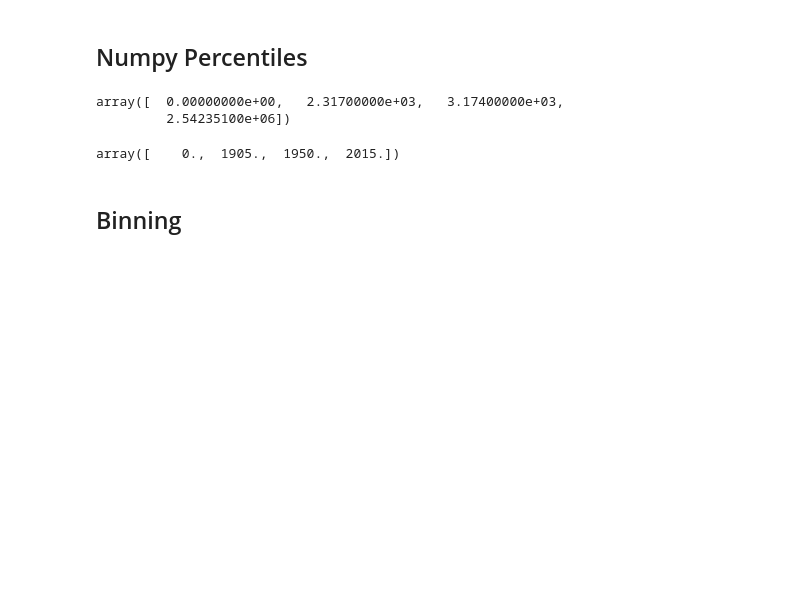
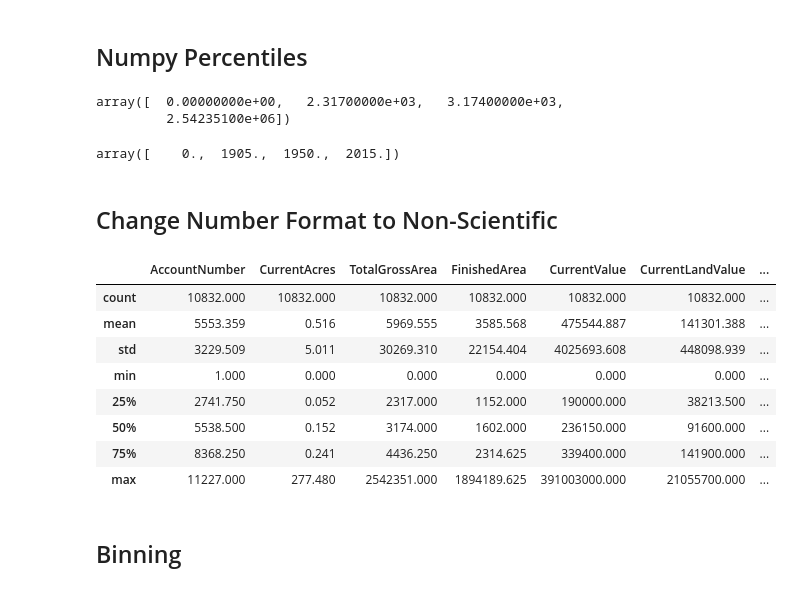
Before and after one commit to kefortney/PythonLearning, a Jupyter notebook: Pandas Reference.ipynb, the cells around one changed output. Drawn from its saved outputs; the diff is of its cells as text; code cells hidden in the pictures; blank space fills up the shorter version.

```diff
--- a/Pandas Reference.ipynb
+++ b/Pandas Reference.ipynb
@@ -183,6 +203,23 @@ array([  0.00000000e+00,   2.31700000e+03,   3.17400000e+03,
 np.percentile(df['YearBlt'],[0,25,50,100])
 # %% [output]
 array([    0.,  1905.,  1950.,  2015.])
+# %% [markdown]
+Change Number Format to Non-Scientific
+---------
+# %%
+# Set up formatting so larger numbers aren't displayed in scientific notation (h/t @thecapacity)
+pd.set_option('display.float_format', lambda x: '%.3f' % x)
+df.describe()
+# %% [output]
+|  | AccountNumber | CurrentAcres | TotalGrossArea | FinishedArea | CurrentValue | CurrentLandValue | ... |
+| count | 10832.000 | 10832.000 | 10832.000 | 10832.000 | 10832.000 | 10832.000 | ... |
+| mean | 5553.359 | 0.516 | 5969.555 | 3585.568 | 475544.887 | 141301.388 | ... |
+| std | 3229.509 | 5.011 | 30269.310 | 22154.404 | 4025693.608 | 448098.939 | ... |
+| min | 1.000 | 0.000 | 0.000 | 0.000 | 0.000 | 0.000 | ... |
+| 25% | 2741.750 | 0.052 | 2317.000 | 1152.000 | 190000.000 | 38213.500 | ... |
+| 50% | 5538.500 | 0.152 | 3174.000 | 1602.000 | 236150.000 | 91600.000 | ... |
+| 75% | 8368.250 | 0.241 | 4436.250 | 2314.625 | 339400.000 | 141900.000 | ... |
+| max | 11227.000 | 277.480 | 2542351.000 | 1894189.625 | 391003000.000 | 21055700.000 | ... |
 # %% [markdown]
 Binning
 ------
```
Also changed, not shown: parts of 39 cells of this notebook, 2 other files.
